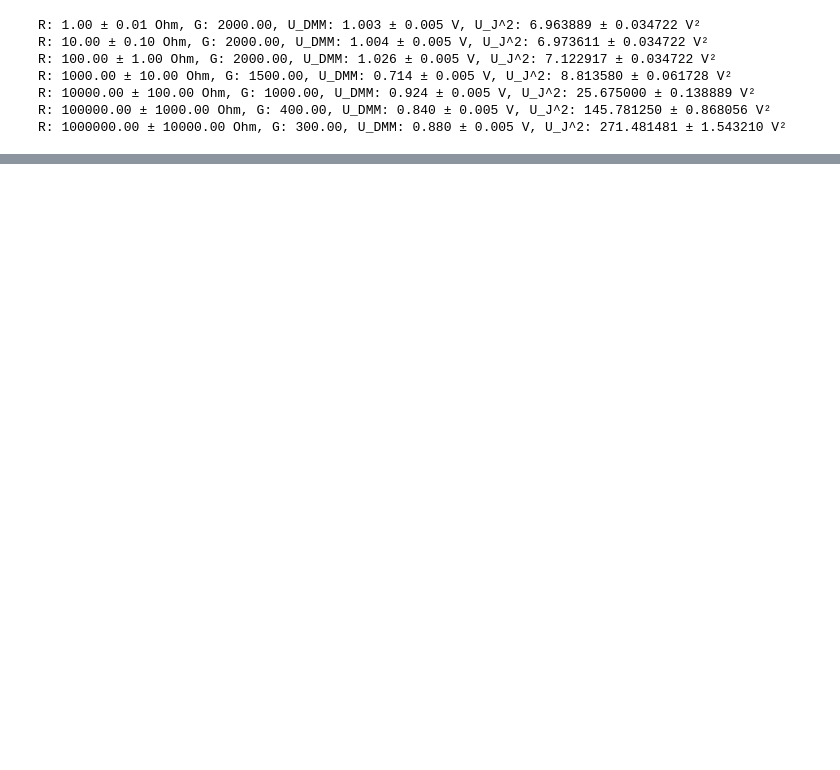
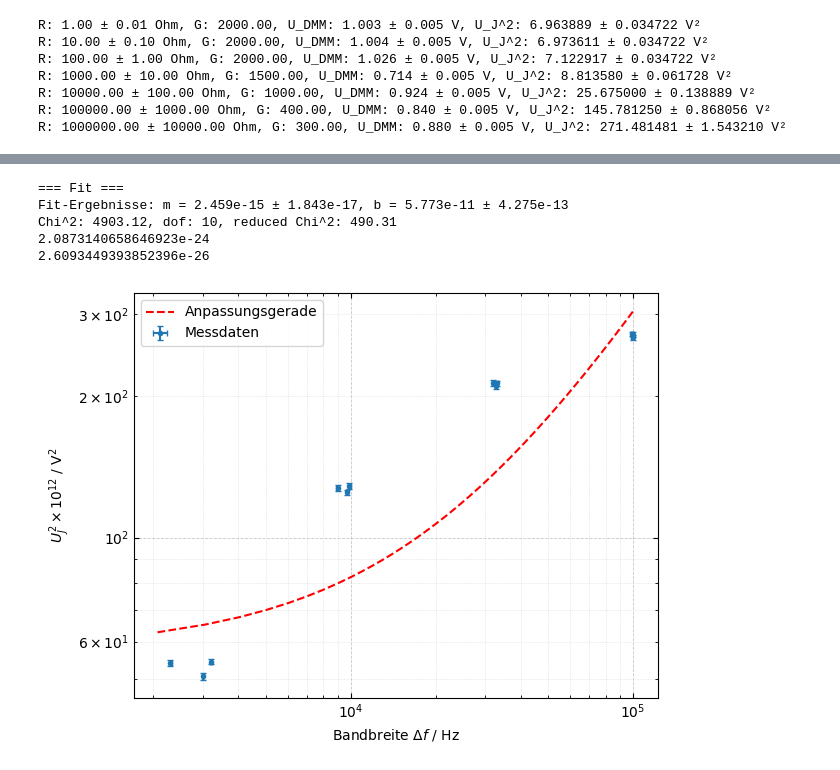
Before and after one commit to itzhaQQ/P4_WS2526, a Jupyter notebook: 425_ElektronischesRauschen/src/johnson.ipynb, the cells around one changed output, grey strips where cells are left out. Saved outputs shown, nothing was run; the diff lists cells and outputs as text; code cells hidden in the pictures; blank space fills up the shorter version.

```diff
--- a/425_ElektronischesRauschen/src/johnson.ipynb
+++ b/425_ElektronischesRauschen/src/johnson.ipynb
@@ -132,0 +315,8 @@ print(intercept)
+# %%
+delta_f = np.abs(f_h - f_l)
+delta_f_err = np.sqrt(f_h_err**2 + f_l_err**2)
+
+V_J2 = U_J_squared(U_DMM, G)
+V_J2_err = U_J_squared_err(U_DMM, U_DMM_err, G)
+for dfi, dfi_err, U_J2i, U_J2i_err in zip(delta_f, delta_f_err, V_J2, V_J2_err):
+    print(f"Δf: {dfi:.2f} ± {dfi_err:.2f} Hz, U_J^2: {U_J2i*10**12:.6f} ± {U_J2i_err*10**12:.6f} V²")
@@ -132,0 +336,62 @@ print(intercept)
+# %%
+# Fitten der Werte
+print("=== Fit ===")
+x = delta_f
+x_err = delta_f_err
+y = V_J2
+y_err = V_J2_err
+popt, pcov = curve_fit(linear_func, x, y, sigma=y_err, absolute_sigma=True)
+m_fit, b_fit = popt
+m_fit_err, b_fit_err = np.sqrt(np.diag(pcov))
+print(f"Fit-Ergebnisse: m = {m_fit:.3e} ± {m_fit_err:.3e}, b = {b_fit:.3e} ± {b_fit_err:.3e}")
+
+# -- compute chi^2
+y_fit = linear_func(x, *popt)
+chi2 = np.sum(((y - y_fit) / y_err) ** 2)
+dof = len(y) - len(popt)
+reduced_chi2 = chi2 / dof
+print(f"Chi^2: {chi2:.2f}, dof: {dof}, reduced Chi^2: {reduced_chi2:.2f}")
+# Berechne Boltzmann-Konstante aus dem Anstieg
+k_B_fit = m_fit / (4* T * R)
+k_B_fit_err = np.sqrt(
+    (m_fit_err / (4 * T * R))**2 +
+    ((m_fit * T_err) / (4*R*T**2))**2 +
+    ((m_fit * R_err) / (4* T * R**2))**2
+)
+print(k_B_fit)
+print(k_B_fit_err)
+
+# plot the results
+fig, ax = plt.subplots()
+ax.errorbar(x, y*10**12, xerr=x_err, yerr=y_err*10**12, fmt='.', label='Messdaten', capsize=2)
+#ax.set_ylim(top=6e2)
+#ax.set_xlim(left=900)
+ax.set_xscale('log')
+ax.set_yscale('log')
+x_fit = np.linspace(min(x)*0.9, max(x)*1, 100)
+y_fit = linear_func(x_fit, *popt)
+ax.plot(x_fit, y_fit*10**12, 'r--', label=r'Anpassungsgerade')
+# Labels
+ax.set_xlabel(r'Bandbreite $\Delta f$ / Hz')
+ax.set_ylabel(r'$U_J^2 \times 10^{12}$ / V$^2$')
+
+# Minor grid & tick marks
+ax.grid(which='major', linestyle='--', linewidth=0.6, alpha=0.7)
+ax.grid(which='minor', linestyle=':', linewidth=0.5, alpha=0.5)
+ax.tick_params(which='both', direction='in', top=True, right=True)
+
+# Legend
+ax.legend(frameon=True, loc='upper left')
+
+plt.tight_layout()
+#plt.grid()
+#plt.legend()
+plt.savefig('../plots/johnson_rauschen_bandbreite_log.pdf', dpi=300)
+plt.show()
+# %% [output]
+=== Fit ===
+Fit-Ergebnisse: m = 2.459e-15 ± 1.843e-17, b = 5.773e-11 ± 4.275e-13
+Chi^2: 4903.12, dof: 10, reduced Chi^2: 490.31
+2.0873140658646923e-24
+2.6093449393852396e-26
+[figure, added]
```
Also changed, not shown: parts of 15 cells of this notebook, 2 other files.
